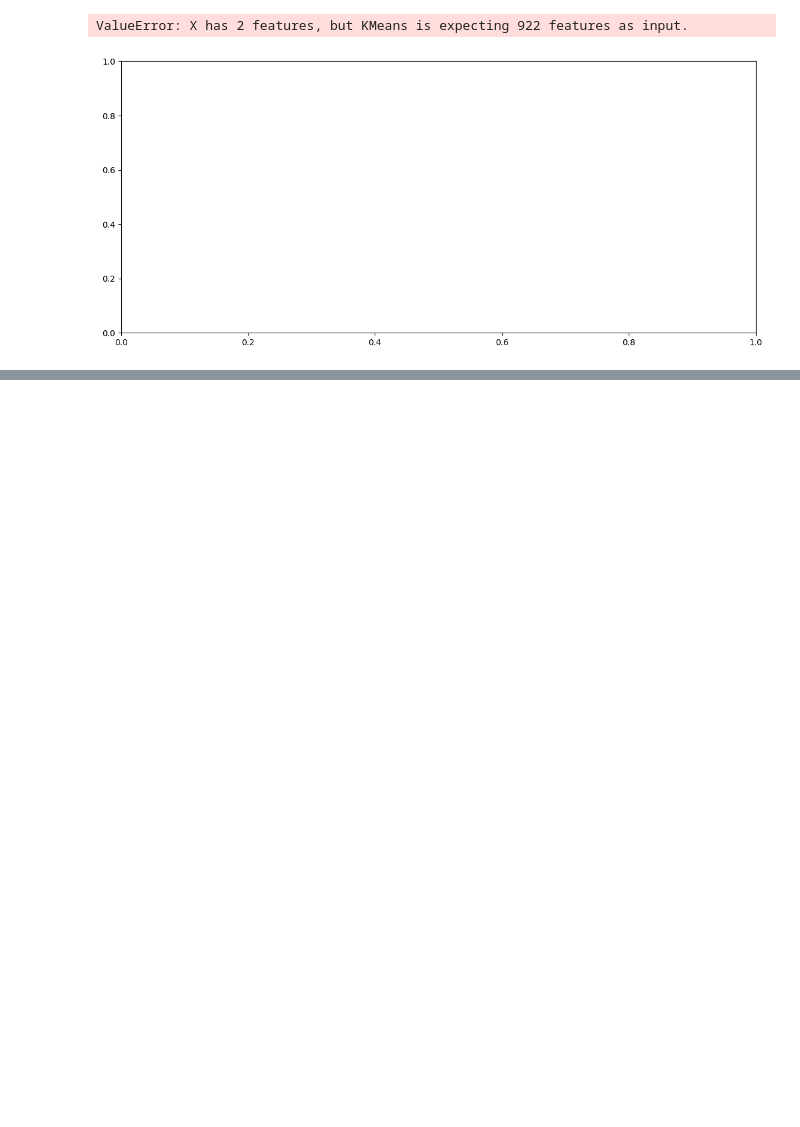
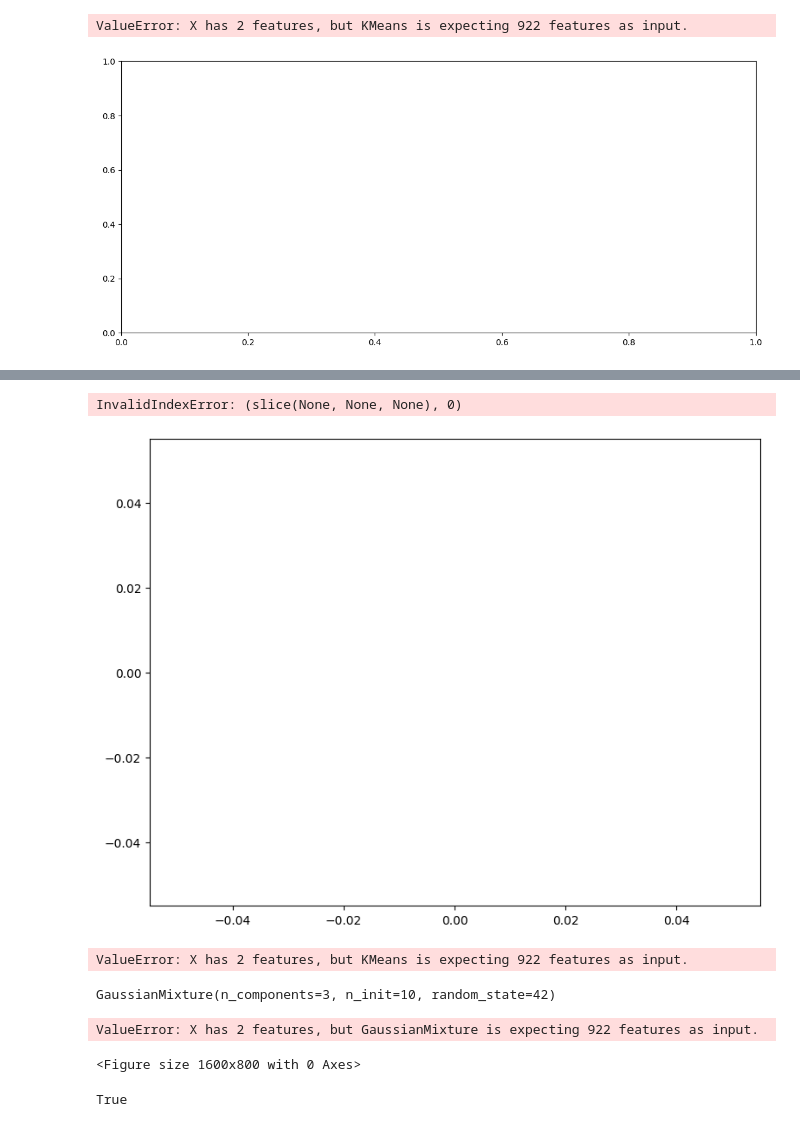
Before and after one commit to magdalenaszczesna93/modul_16, a Jupyter notebook: 16.4_Zadanie_porownanie_metod_klasteringu.ipynb, the cells around one changed output, grey strips where cells are left out. Cells and saved outputs as stored; diff of their text form; code cells hidden in the pictures; blank space fills up the shorter version.

```diff
--- a/16.4_Zadanie_porownanie_metod_klasteringu.ipynb
+++ b/16.4_Zadanie_porownanie_metod_klasteringu.ipynb
@@ -965,0 +705,49 @@ InvalidIndexError: (slice(None, None, None), 0)
+# %%
+def plot_dbscan(dbscan, X, size):
+    core_mask = np.zeros_like(dbscan.labels_, dtype=bool)
+    core_mask[dbscan.core_sample_indices_] = True
+    anomalies_mask = dbscan.labels_ == -1
+    non_core_mask = ~(core_mask | anomalies_mask)
+
+    cores = dbscan.components_
+    anomalies = X[anomalies_mask]
+    non_cores = X[non_core_mask]
+
+    plt.scatter(cores[:, 0], cores[:, 1],
+                c=dbscan.labels_[core_mask], marker='o', s=size, cmap="Paired")
+    plt.scatter(cores[:, 0], cores[:, 1], marker='*', s=20, c=dbscan.labels_[core_mask])
+    plt.scatter(anomalies[:, 0], anomalies[:, 1],
+                c="r", marker="x", s=100)
+    plt.scatter(non_cores[:, 0], non_cores[:, 1], c=dbscan.labels_[non_core_mask],
+                marker=".")
+    plt.title("eps={:.2f}, min_samples={}".format(dbscan.eps, dbscan.min_samples),
+                fontsize=14)
+# %%
+plt.figure(figsize=(20, 7))
+
+plt.subplot(121)
+plot_dbscan(dbscan, X, size=100)
+
+plt.subplot(122)
+plot_dbscan(dbscan_2, X, size=600)
+
+plt.show()
+# %% [output]
+InvalidIndexError: (slice(None, None, None), 0)
+[figure, added]
+# %%
+KMeans_clf = KMeans(n_clusters=2, max_iter=100000)
+KMeans_clf.fit(X)
+
+plot_decision_boundaries(KMeans_clf, X)
+# %% [output]
+ValueError: X has 2 features, but KMeans is expecting 922 features as input.
+# %%
+# Gaussian Mixture Models (GNN)
+
+from sklearn.mixture import GaussianMixture
+
+gm = GaussianMixture(n_components=3, n_init=10, random_state=42)
+gm.fit(X)
+# %% [output]
+GaussianMixture(n_components=3, n_init=10, random_state=42)
@@ -965,0 +783,12 @@ InvalidIndexError: (slice(None, None, None), 0)
+# %%
+plt.figure(figsize=(16, 8))
+
+plot_gaussian_mixture(gm, X)
+plt.show()
+# %% [output]
+ValueError: X has 2 features, but GaussianMixture is expecting 922 features as input.
+<Figure size 1600x800 with 0 Axes>
+# %%
+gm.converged_
+# %% [output]
+True
```
Also changed, not shown: parts of 85 cells of this notebook.
